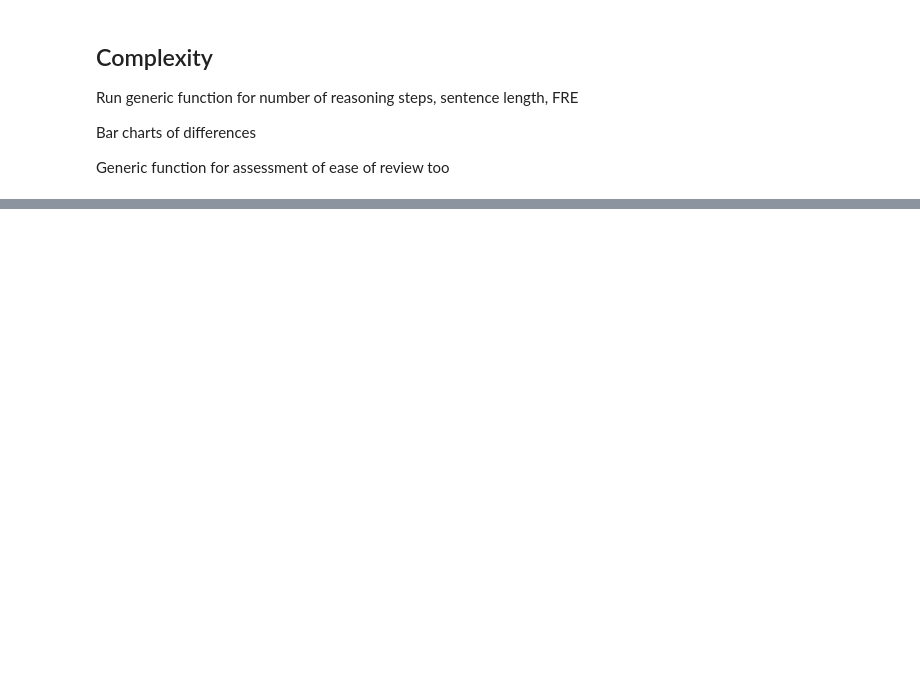
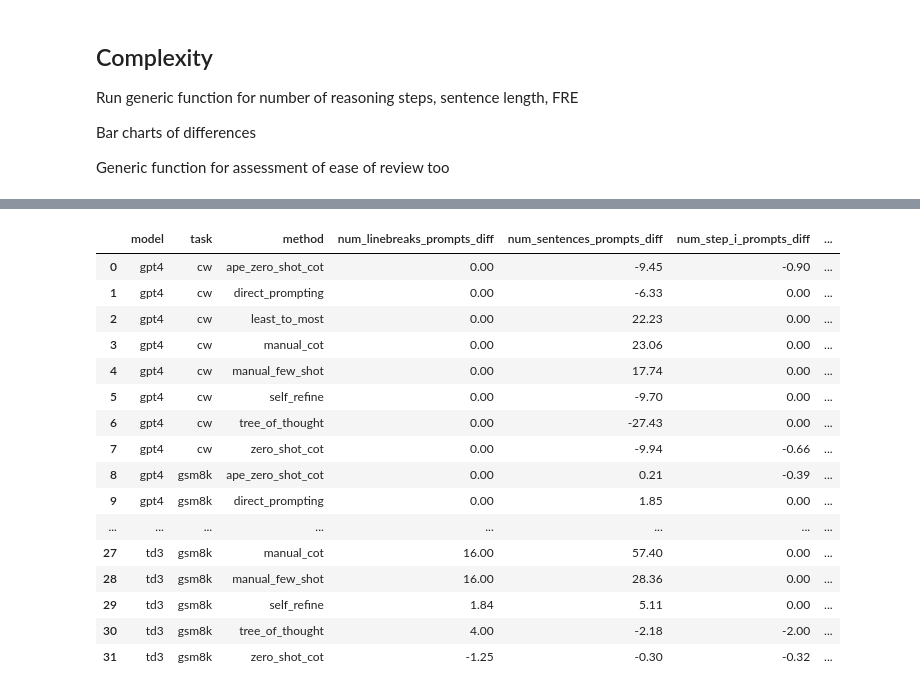
Before and after one commit to ijyliu/anlp23-project, a Jupyter notebook: Data/06 - Analyze Metrics and Conduct Inference.ipynb, the cells around one changed output, grey strips where cells are left out. Drawn from its saved outputs; the diff is of its cells as text; code cells hidden in the pictures; blank space fills up the shorter version.

```diff
--- a/Data/06 - Analyze Metrics and Conduct Inference.ipynb
+++ b/Data/06 - Analyze Metrics and Conduct Inference.ipynb
@@ -538,6 +628,40 @@ for var in comparison_vars:
 
 # Aggregate "_diff" variables by model, task, method
 differences = combined_data[['model', 'task', 'method', 'num_linebreaks_prompts_diff', 'num_sentences_prompts_diff', 'num_step_i_prompts_diff', 'num_1_dot_etc_prompts_diff', 'sentence_length_prompts_diff', 'fres_prompts_diff', 'num_linebreaks_provided_diff', 'num_sentences_provided_diff', 'num_step_i_provided_diff', 'num_1_dot_etc_provided_diff']].groupby(['model', 'task', 'method']).agg(['mean']).reset_index()
+# %%
+# Fix axis
+#differences_noax = differences.rename_axis([None, None], axis=1).reset_index()
+
+# Sort rows by task - gsm8k task first, then cw
+# Sort by model - text-davinci-003 first, then gpt4
+#change_per_table_pivot = change_per_table_pivot.sort_values(by=['task', 'model'], ascending=[True, True]).reset_index().drop(columns=['index'])
+
+#print(avg_accuracy_quality_pivot.columns)
+
+flattened_cols = [''.join(col).strip().replace('mean', '') for col in differences.columns.values]
+#change_per_table_pivot.columns = flattened_cols
+differences.columns = flattened_cols
+
+#differences_noax
+differences
+# %% [output]
+|  | model | task | method | num_linebreaks_prompts_diff | num_sentences_prompts_diff | num_step_i_prompts_diff | ... |
+| 0 | gpt4 | cw | ape_zero_shot_cot | 0.00 | -9.45 | -0.90 | ... |
+| 1 | gpt4 | cw | direct_prompting | 0.00 | -6.33 | 0.00 | ... |
+| 2 | gpt4 | cw | least_to_most | 0.00 | 22.23 | 0.00 | ... |
+| 3 | gpt4 | cw | manual_cot | 0.00 | 23.06 | 0.00 | ... |
+| 4 | gpt4 | cw | manual_few_shot | 0.00 | 17.74 | 0.00 | ... |
+| 5 | gpt4 | cw | self_refine | 0.00 | -9.70 | 0.00 | ... |
+| 6 | gpt4 | cw | tree_of_thought | 0.00 | -27.43 | 0.00 | ... |
+| 7 | gpt4 | cw | zero_shot_cot | 0.00 | -9.94 | -0.66 | ... |
+| 8 | gpt4 | gsm8k | ape_zero_shot_cot | 0.00 | 0.21 | -0.39 | ... |
+| 9 | gpt4 | gsm8k | direct_prompting | 0.00 | 1.85 | 0.00 | ... |
+| ... | ... | ... | ... | ... | ... | ... | ... |
+| 27 | td3 | gsm8k | manual_cot | 16.00 | 57.40 | 0.00 | ... |
+| 28 | td3 | gsm8k | manual_few_shot | 16.00 | 28.36 | 0.00 | ... |
+| 29 | td3 | gsm8k | self_refine | 1.84 | 5.11 | 0.00 | ... |
+| 30 | td3 | gsm8k | tree_of_thought | 4.00 | -2.18 | -2.00 | ... |
+| 31 | td3 | gsm8k | zero_shot_cot | -1.25 | -0.30 | -0.32 | ... |
 # %%
 # Create plots of _diff variables by model, task, method
 
```
Also changed, not shown: parts of 19 cells of this notebook, 33 other files.
